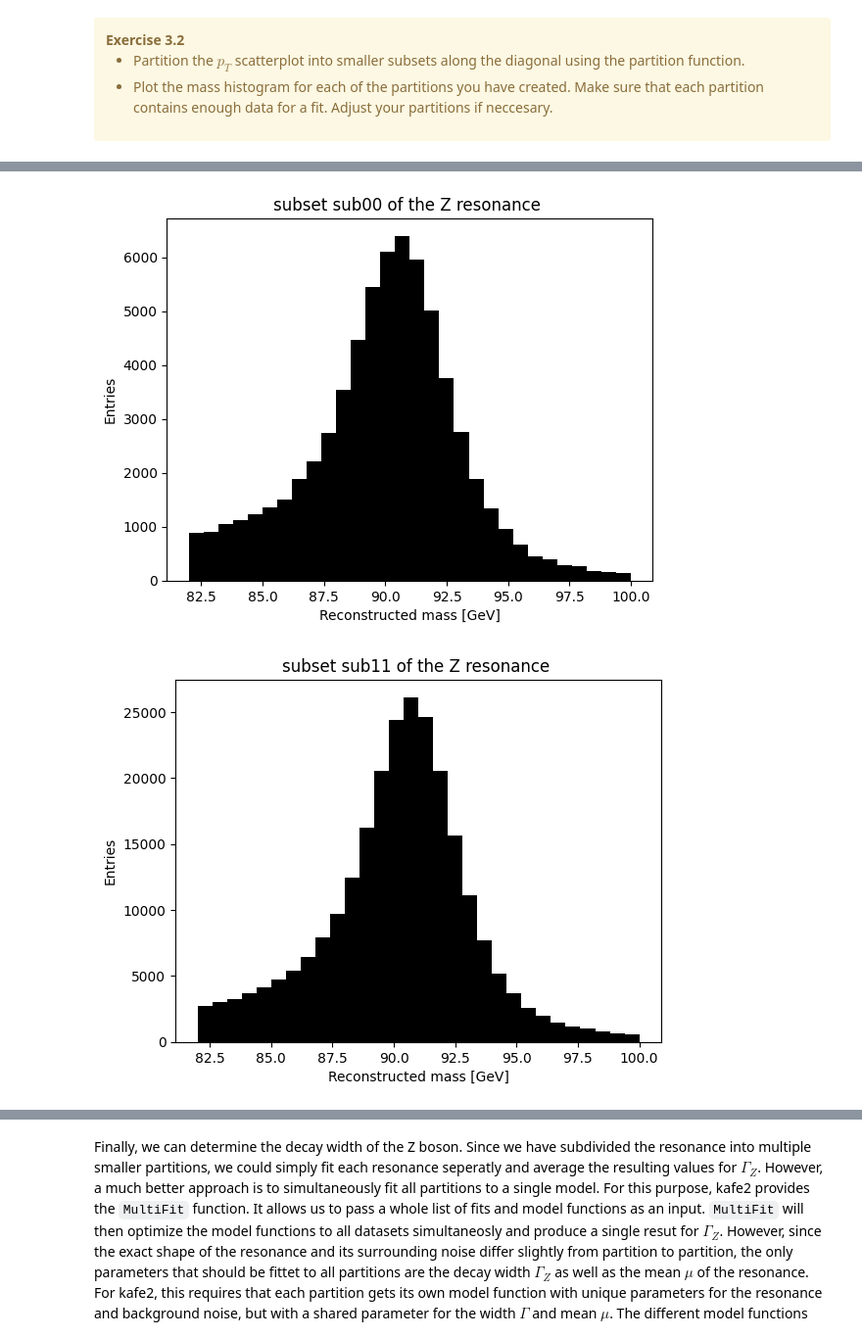
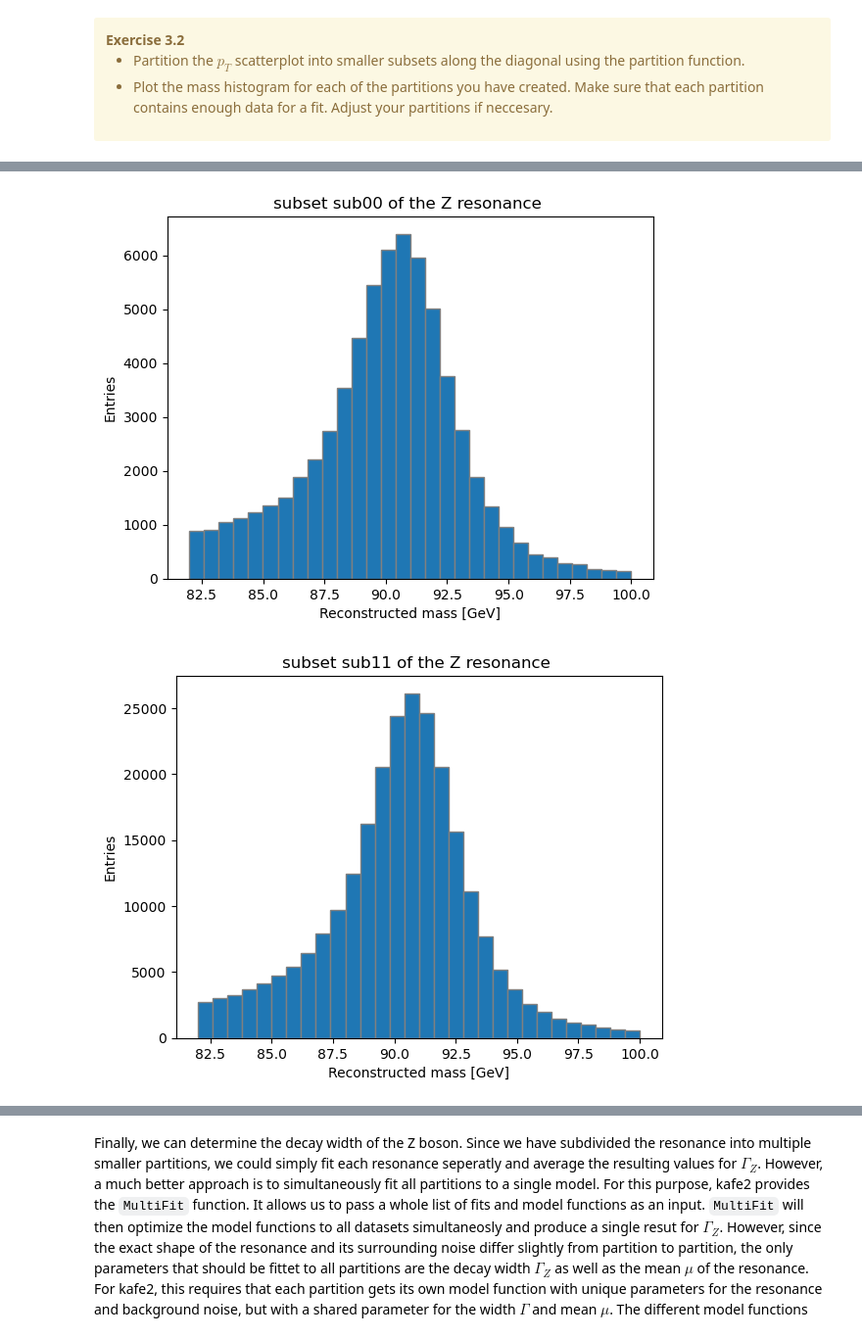
Before and after one commit to PhilipBarthelmae/zlab, a Jupyter notebook: ZExerciseMaster.ipynb, the cells around one changed output, grey strips where cells are left out. Shown at 98% size. Cells and saved outputs as stored; diff of their text form; code cells hidden in the pictures.

```diff
--- a/ZExerciseMaster.ipynb
+++ b/ZExerciseMaster.ipynb
@@ -143,6 +141,9 @@ Let's start by loading the dataset:
 # read data
 data = pd.read_csv('Run2012BC_DoubleMuons_prefiltered.zip', compression='zip',header=[0,1])
 
+#remove columns not neccesary for this course
+data.drop(['dxy', 'dz', 'Iso3'], axis=1,level = 1, inplace=True)
+
 #display the data
 data
 # %% [output]
@@ -1094,6 +1078,7 @@ for area in areasJPsi:
     fit.set_parameter_values(**paramDict)
     fit.limit_parameter("sigma",0,0.5) #must be positive
     fit.limit_parameter("mu",2,4)
+    fit.data_container.label = area
 
     result = fit.do_fit()  # do the fit
     sigma = fit.parameter_values[1] #uncertainty in m
@@ -1104,6 +1089,7 @@ for area in areasJPsi:
     avgMuPt_diag[area] = unc.ufloat(np.average(pt),np.std(pt2,ddof = 1) / np.sqrt(len(pt2)))
 
     plot = kfe.Plot(fit)
+    plot.x_label = "Invariant Mass [GeV]"
     plot.plot()
     plt.show()
 # %% [output]
@@ -1234,7 +1214,7 @@ areasZ, subsetsZ = partition(zboson,xCutZ,yCutZ,diagOnly =True, threshhold = 100
 # %%
 for area in areasZ:
     #plot invariant mass histogram of subset
-    plt.hist(subsetsZ[area].M, bins = 30, color = "black")
+    plt.hist(subsetsZ[area].M, bins = 30, ec = "grey")
     plt.title("subset " +area +" of the Z resonance ")
     plt.xlabel("Reconstructed mass [GeV]")
     plt.ylabel("Entries")
@@ -1244,2 +1223,2 @@ for area in areasZ:
-[figure, old version]
+[figure, new version]
-[figure, old version]
+[figure, new version]
```
Also changed, not shown: parts of 47 cells of this notebook.
